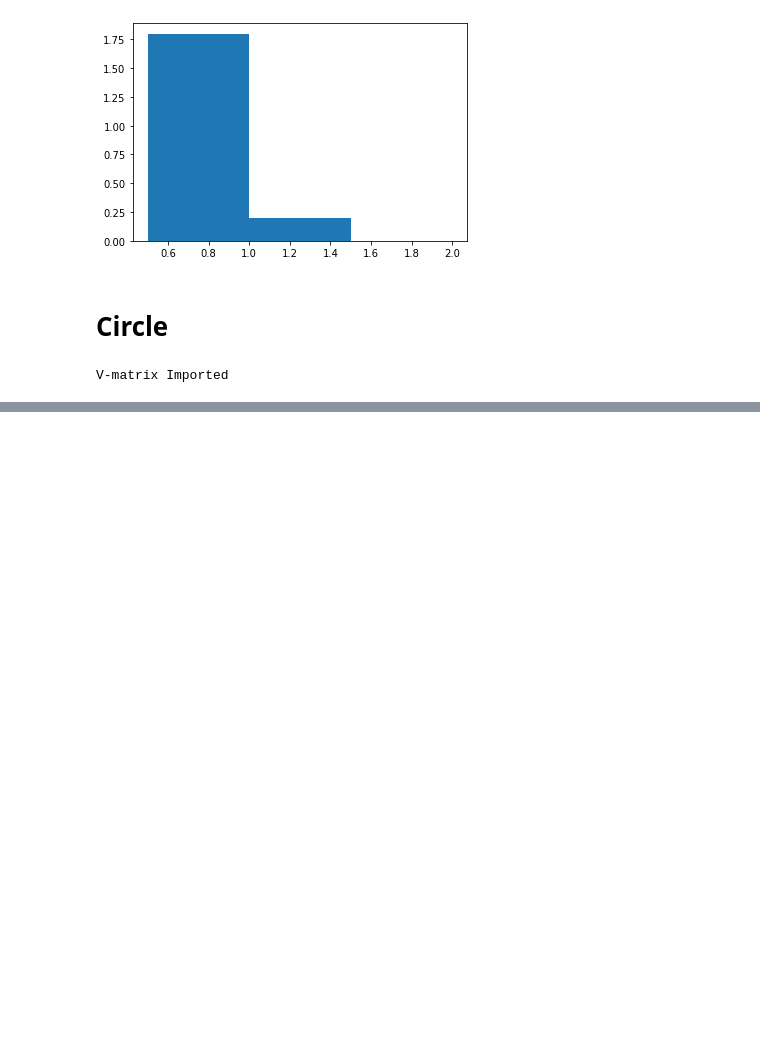
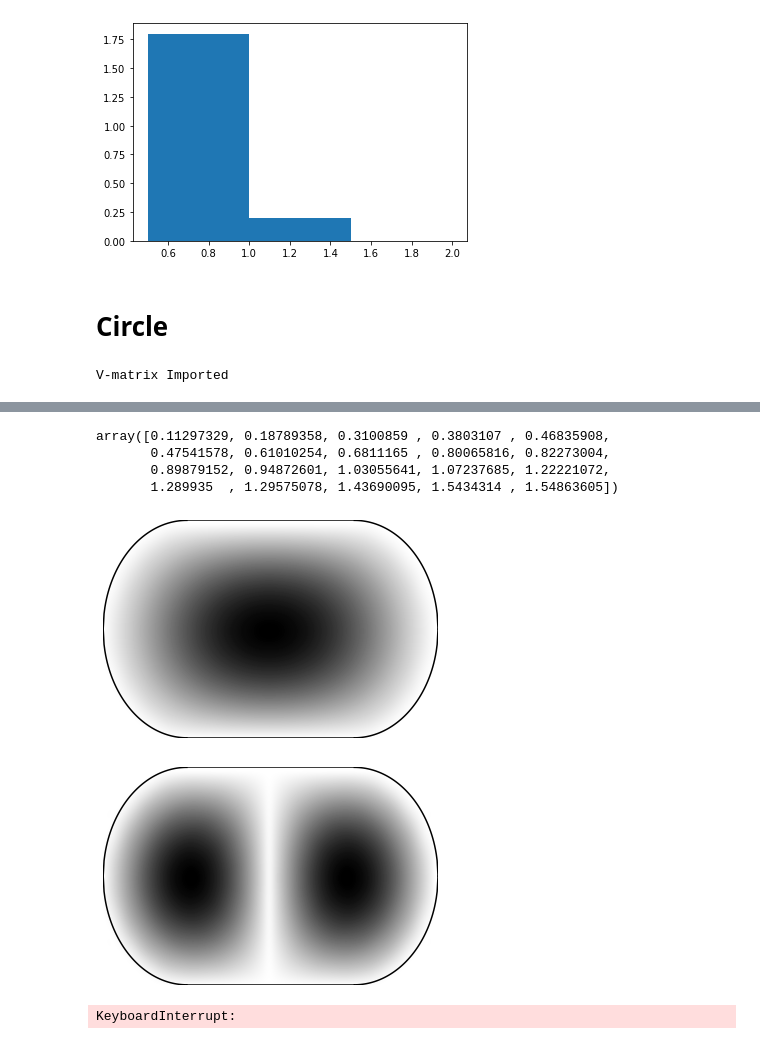
Before and after one commit to benjaminorthner/cms_exam_project, a Jupyter notebook: billiard/billiard.ipynb, the cells around one changed output, grey strips where cells are left out. Saved outputs shown, nothing was run; the diff lists cells and outputs as text; code cells hidden in the pictures; blank space fills up the shorter version.

```diff
--- a/billiard/billiard.ipynb
+++ b/billiard/billiard.ipynb
@@ -119,0 +135,14 @@ sorted(C.En_evals[:20])
+# %%
+S.En_evals[:20]
+# %% [output]
+array([0.11297329, 0.18789358, 0.3100859 , 0.3803107 , 0.46835908,
+       0.47541578, 0.61010254, 0.6811165 , 0.80065816, 0.82273004,
+       0.89879152, 0.94872601, 1.03055641, 1.07237685, 1.22221072,
+       1.289935  , 1.29575078, 1.43690095, 1.5434314 , 1.54863605])
+# %%
+for n in range(20):
+    S.plot_wavefunction(n, 2*50, 50, save=True)
+# %% [output]
+[figure, added]
+[figure, added]
+KeyboardInterrupt:
```
Also changed, not shown: parts of 9 cells of this notebook, 10 other files.
